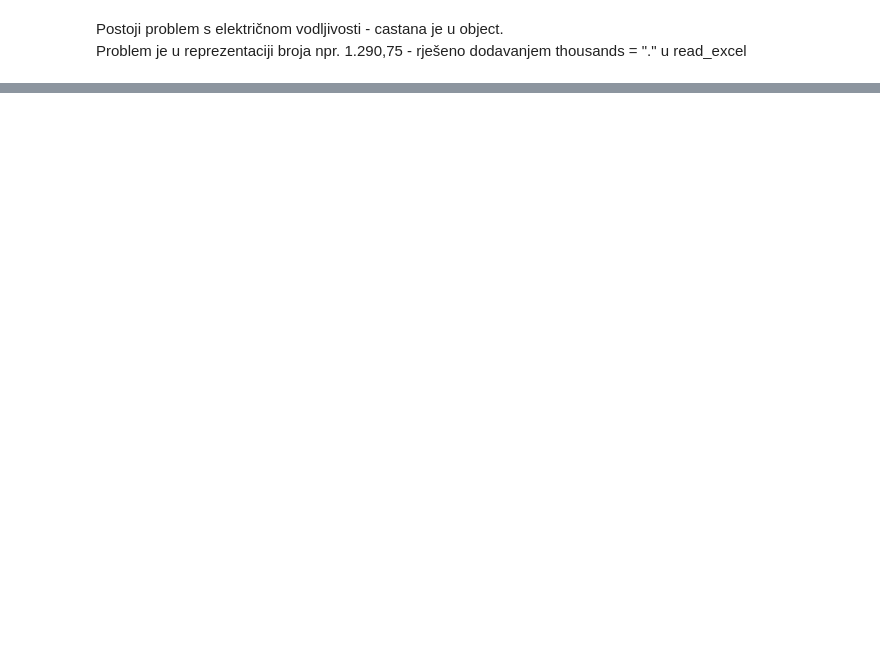
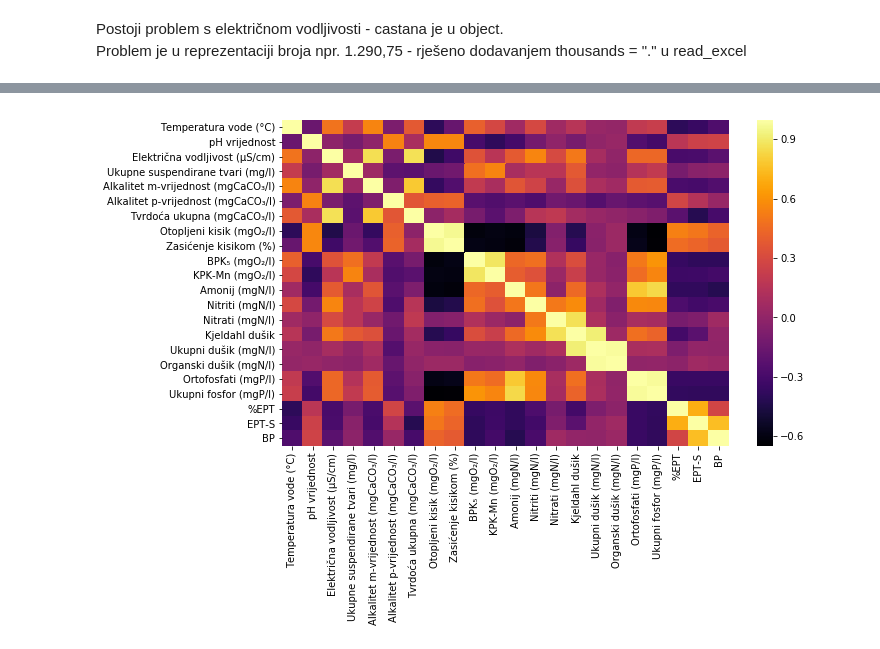
Before and after one commit to DomGal/kemData, a Jupyter notebook: zadatak1.ipynb, the cells around one changed output, grey strips where cells are left out. Drawn from its saved outputs; the diff is of its cells as text; code cells hidden in the pictures; blank space fills up the shorter version.

```diff
--- a/zadatak1.ipynb
+++ b/zadatak1.ipynb
@@ -80,0 +102,6 @@ frame.loc[:, kemijskiParametri]
+# %%
+fig, ax = plt.subplots(figsize = (10, 6))
+sns.heatmap(tmpFrame.corr().applymap(lambda x: "{:.4f}".format(x)).astype(float), cmap = "inferno", ax = ax)
+plt.show(fig)
+# %% [output]
+[figure, added]
```
Also changed, not shown: parts of 9 cells of this notebook.
